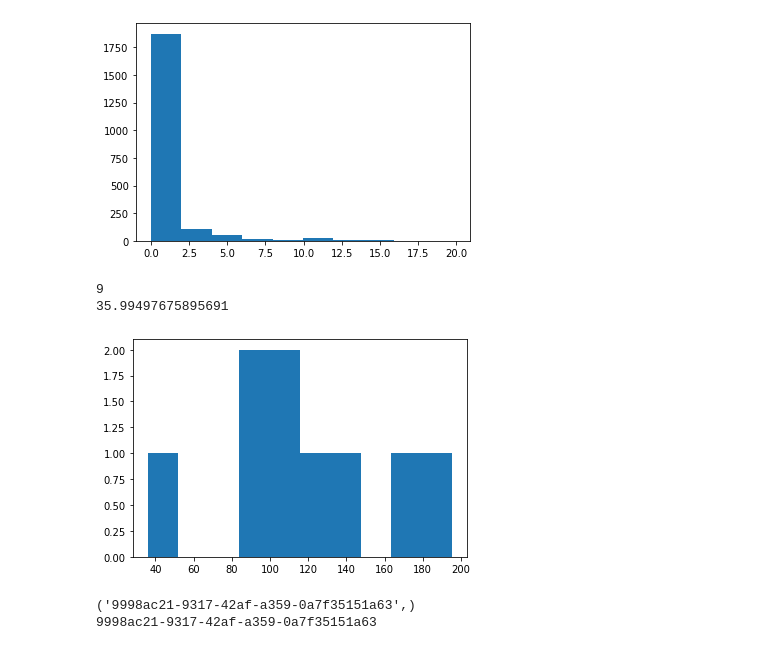
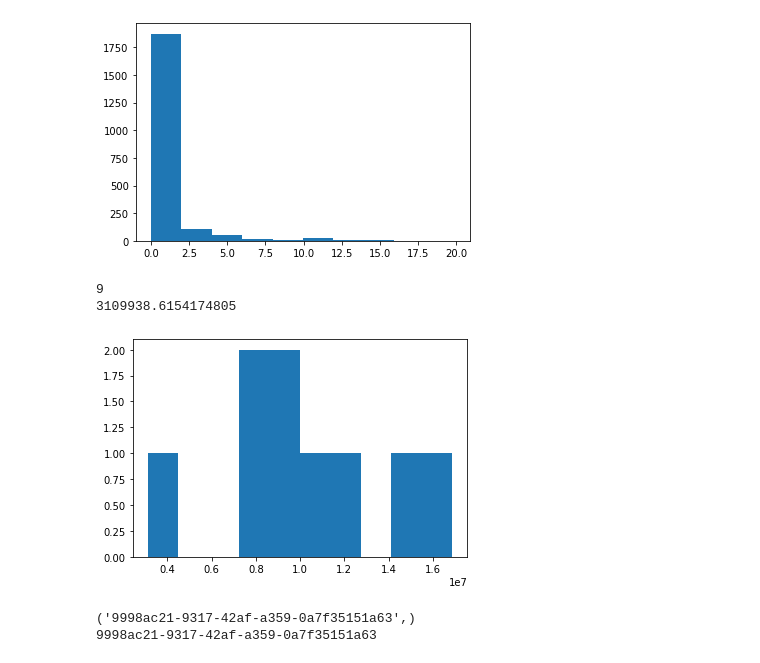
Before and after one commit to Parsl/dnpc, a Jupyter notebook: Untitled.ipynb, the cells around one changed output. Saved outputs shown, nothing was run; the diff lists cells and outputs as text; code cells hidden in the pictures.

```diff
--- a/Untitled.ipynb
+++ b/Untitled.ipynb
@@ -83,27 +83,27 @@ plt.show()
 # %%
 # we should be able to do the same with workflow durations, using a similar SQL+python combination
 # which I hardcode here, but which I hope leads to something factorisable:
 
 sql= """
-select julianday(end_event.time) - julianday(start_event.time) as duration
+select end_event.time - start_event.time as duration
 from span, event as start_event, event as end_event
 where span.type='parsl.workflow'
 and start_event.span_uuid = span.uuid and start_event.type = 'began'
 and end_event.span_uuid = span.uuid and end_event.type = 'completed'
 order by duration;"""
 rows = list(c.execute(sql))
 print(len(rows))
 
 # rows is a list of one-element tuple (days,)
 # so extract that single value and rescale to seconds
 rows = [r[0] * 24 * 60 * 60 for r in rows]
 print(rows[0])
 plt.hist(rows)
 plt.show()
 # %% [output]
 9
-35.99497675895691
+3109938.6154174805
-[figure, old version]
+[figure, new version]
 # %%
 # now i'd like to do stuff with just the most recent workflow
 
```
Also changed, not shown: parts of 11 cells of this notebook, 2 other files.
